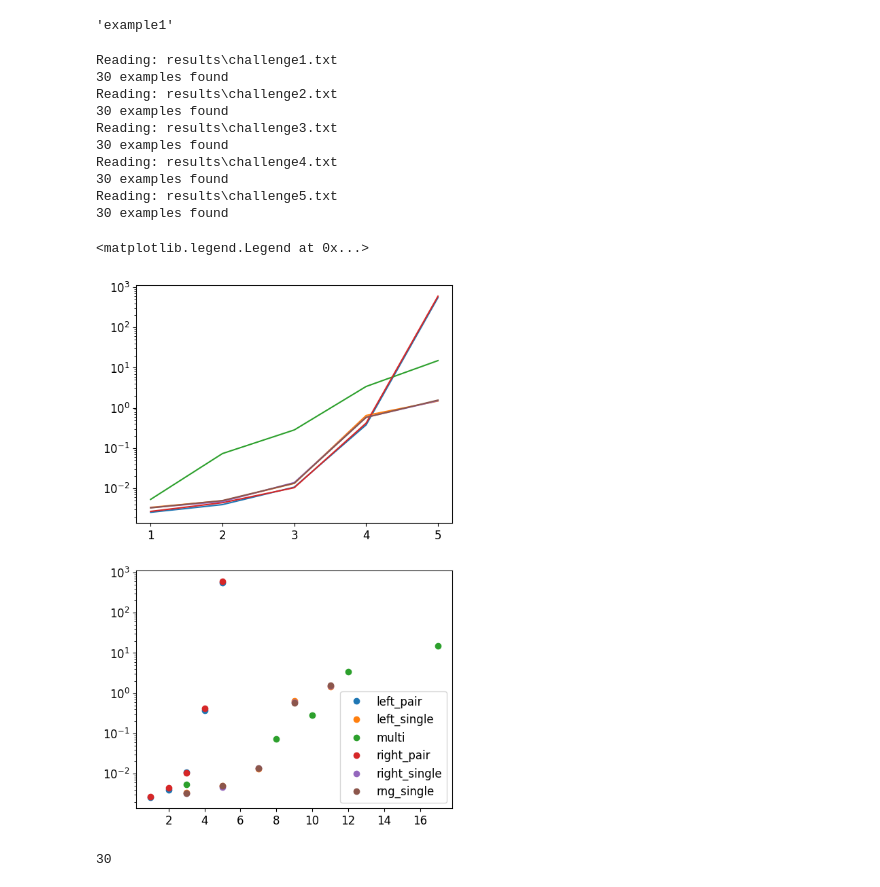
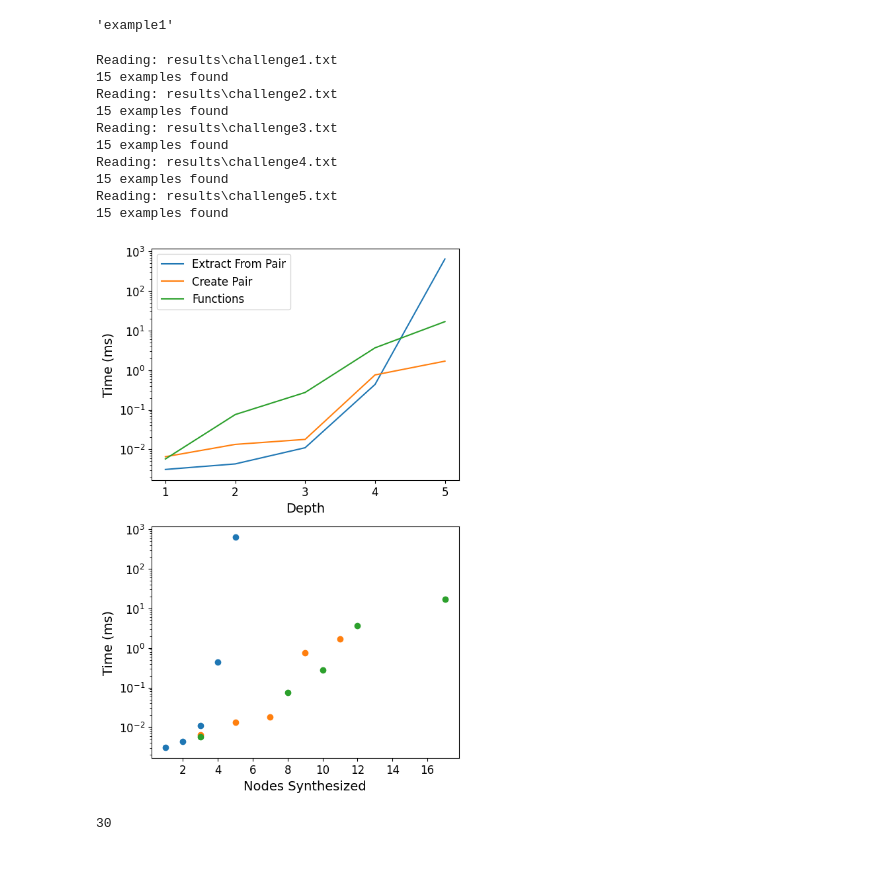
Before and after one commit to andreyyao/CS703, a Jupyter notebook: calc_results.ipynb, the cells around one changed output. Saved outputs shown, nothing was run; the diff lists cells and outputs as text; code cells hidden in the pictures.

Commit message:
Graphing

```diff
--- a/calc_results.ipynb
+++ b/calc_results.ipynb
@@ -178,45 +178,48 @@ for fp in Path("results").glob("*"):
         r['group'] = g
         r['depth'] = d
         if (g,r['program'].replace(' ','')) not in res_by_prog:
             res_by_prog[(g,r['program'].replace(' ',''))] = r
         else:
             res_by_prog[(g,r['program'].replace(' ',''))]["time"].extend(r["time"])
 
 for k in res_by_prog:
     res_by_prog[k]["time"] = np.mean(res_by_prog[k]["time"])
 
 df = pd.DataFrame(list(res_by_prog.values()))
 
 g_rename = {
     "left_single":"Create Pair",
     "left_pair":"Extract From Pair",
     "multi":"Functions"
 }
 
 fig,ax = plt.subplots(2,1,figsize=(6, 10))
 for k,gdf in df.groupby("group"):
     gdf = gdf.sort_values("depth")
-    ax[0].plot(gdf["depth"], gdf["time"],label=k)
-    ax[1].plot(gdf["size_synth"]-gdf["size_orig"],gdf['time'], 'o',label=k)
+    label = g_rename[k]
+    ax[0].plot(gdf["depth"], gdf["time"],label=label)
+    ax[1].plot(gdf["size_synth"]-gdf["size_orig"],gdf['time'], 'o',label=label)
 # ax[0].plot(, df_passed["time"], "o",markersize=5)
-# ax[0].set_xlabel("Depth",fontsize=title_font_size)
-# ax[0].set_ylabel("Time (ms)",fontsize=title_font_size)
+ax[0].set_xlabel("Depth",fontsize=title_font_size)
+ax[1].set_xlabel("Nodes Synthesized",fontsize=title_font_size)
+ax[0].set_ylabel("Time (ms)",fontsize=title_font_size)
+ax[1].set_ylabel("Time (ms)",fontsize=title_font_size)
 ax[0].set_yscale("log")
 ax[1].set_yscale("log")
-ax[1].legend()
+ax[0].legend()
+fig.savefig(str(out_dir / "challenge_results.png"))
 # %% [output]
 Reading: results\challenge1.txt
-30 examples found
+15 examples found
 Reading: results\challenge2.txt
-30 examples found
+15 examples found
 Reading: results\challenge3.txt
-30 examples found
+15 examples found
 Reading: results\challenge4.txt
-30 examples found
+15 examples found
 Reading: results\challenge5.txt
-30 examples found
+15 examples found
-<matplotlib.legend.Legend at 0x...>
-[figure, old version]
+[figure, new version]
 # %%
 len(res_by_prog)
 # %% [output]
```
